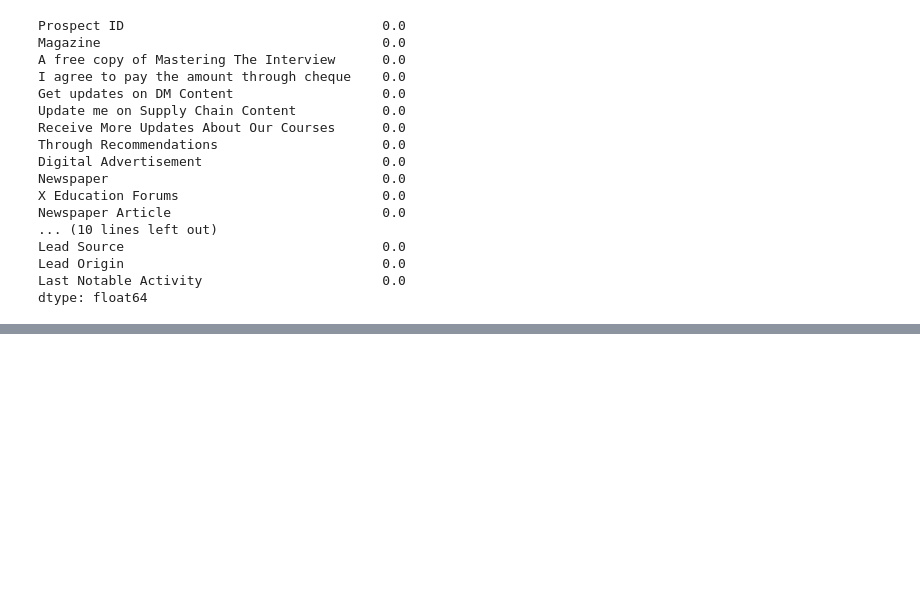
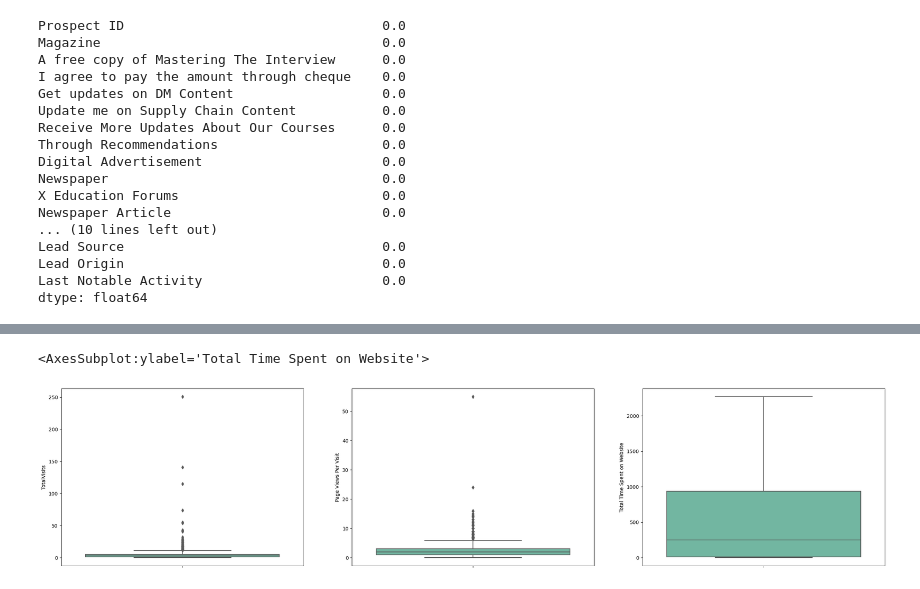
Before and after one commit to yuvarajgb/Lead_Score_Case_Study, a Jupyter notebook: Lead Scoring Case Study.ipynb, the cells around one changed output, grey strips where cells are left out. Saved outputs shown, nothing was run; the diff lists cells and outputs as text; code cells hidden in the pictures; blank space fills up the shorter version.

```diff
--- a/Lead Scoring Case Study.ipynb
+++ b/Lead Scoring Case Study.ipynb
@@ -397,0 +465,9 @@ dtype: float64
+# %%
+#Following columns has only 'NO' value in it, we can drop it
+# 1) I agree to pay the amount through cheque
+# 2) Get updates on DM Content
+# 3) Update me on Supply Chain Content
+# 4) Receive More Updates About Our Courses
+# 5) Magazine
+
+df1=df1.drop(['I agree to pay the amount through cheque','Get updates on DM Content','Update me on Supply Chain Content','Receive More Updates About Our Courses','Magazine'], axis=1)
@@ -397,0 +501,12 @@ dtype: float64
+# %%
+# Checking outlier in all numeric columns
+plt.figure(figsize=(30,30))
+plt.subplot(4,3,1)
+sns.boxplot(y='TotalVisits', data=df1, palette='Set2')
+plt.subplot(4,3,2)
+sns.boxplot(y='Page Views Per Visit', data=df1, palette='Set2')
+plt.subplot(4,3,3)
+sns.boxplot(y='Total Time Spent on Website', data=df1, palette='Set2')
+# %% [output]
+<AxesSubplot:ylabel='Total Time Spent on Website'>
+[figure, added]
```
Also changed, not shown: parts of 162 cells of this notebook.
